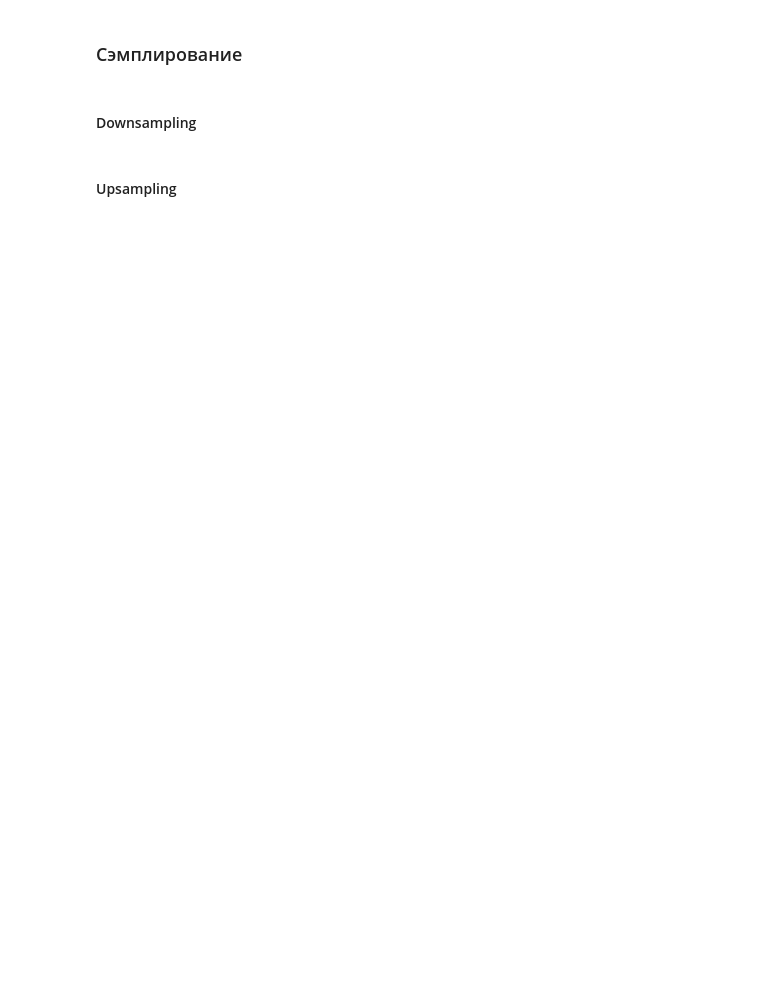
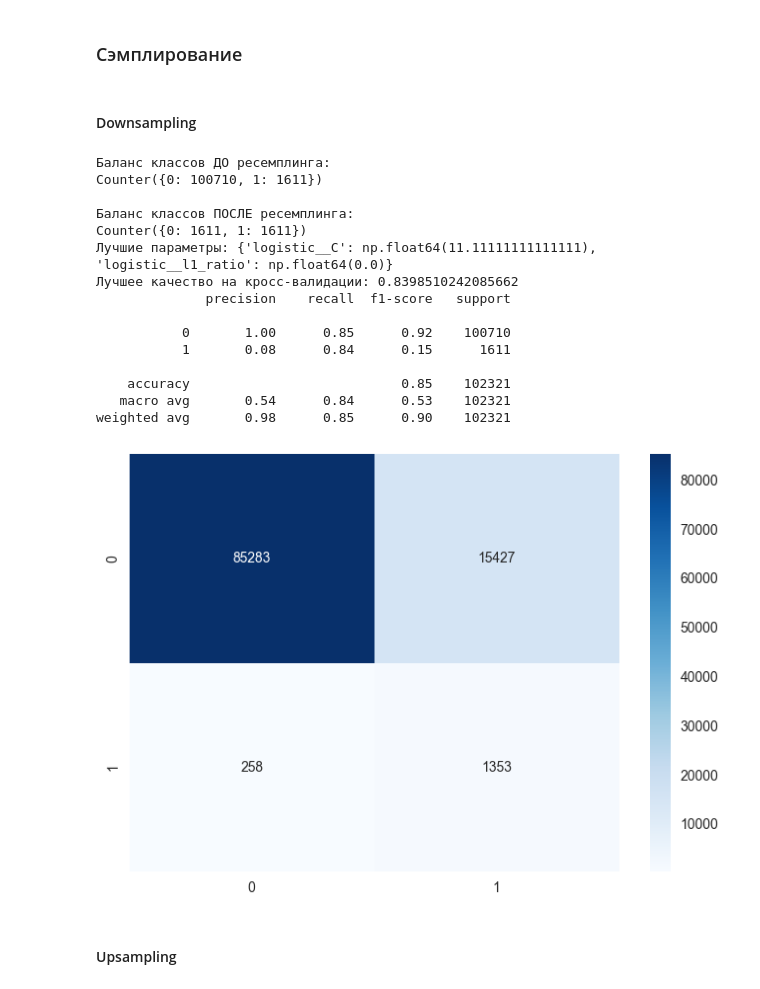
Before and after one commit to aleksandr-novikov/equipment-failure-prediction, a Jupyter notebook: solution.ipynb, the cells around one changed output. Cells and saved outputs as stored; diff of their text form; code cells hidden in the pictures; blank space fills up the shorter version.

```diff
--- a/solution.ipynb
+++ b/solution.ipynb
@@ -1556,2 +1439,51 @@ sns.heatmap(confusion_matrix(y_train, y_pred), annot=True, fmt="d", cmap="Blues"
+# %%
+from imblearn.under_sampling import RandomUnderSampler
+
+pipeline = Pipeline(
+    steps=[
+        ("transformer", base_transformer),
+        (
+            "poly",
+            PolynomialFeatures(degree=2, include_bias=False),
+        ),
+        ("sampler", RandomUnderSampler(random_state=42)),
+        (
+            "logistic",
+            LogisticRegression(
+                random_state=42,
+                penalty="elasticnet",
+                solver="saga",
+                n_jobs=-1,
+            ),
+        ),
+    ]
+)
+
+
+show_class_balance_after_resampling(pipeline)
+
+gs_ds = GridSearchCV(
+    pipeline, param_grid=param_grid, cv=skf, scoring="recall", n_jobs=-1
+)
+
+
+fit_and_predict(gs_ds)
+# %% [output]
+Баланс классов ДО ресемплинга:
+Counter({0: 100710, 1: 1611})
+
+Баланс классов ПОСЛЕ ресемплинга:
+Counter({0: 1611, 1: 1611})
+Лучшие параметры: {'logistic__C': np.float64(11.11111111111111), 'logistic__l1_ratio': np.float64(0.0)}
+Лучшее качество на кросс-валидации: 0.8398510242085662
+              precision    recall  f1-score   support
+
+           0       1.00      0.85      0.92    100710
+           1       0.08      0.84      0.15      1611
+
+    accuracy                           0.85    102321
+   macro avg       0.54      0.84      0.53    102321
+weighted avg       0.98      0.85      0.90    102321
+[figure, added]
 # %% [markdown]
 #### Upsampling
```
Also changed, not shown: parts of 51 cells of this notebook.
